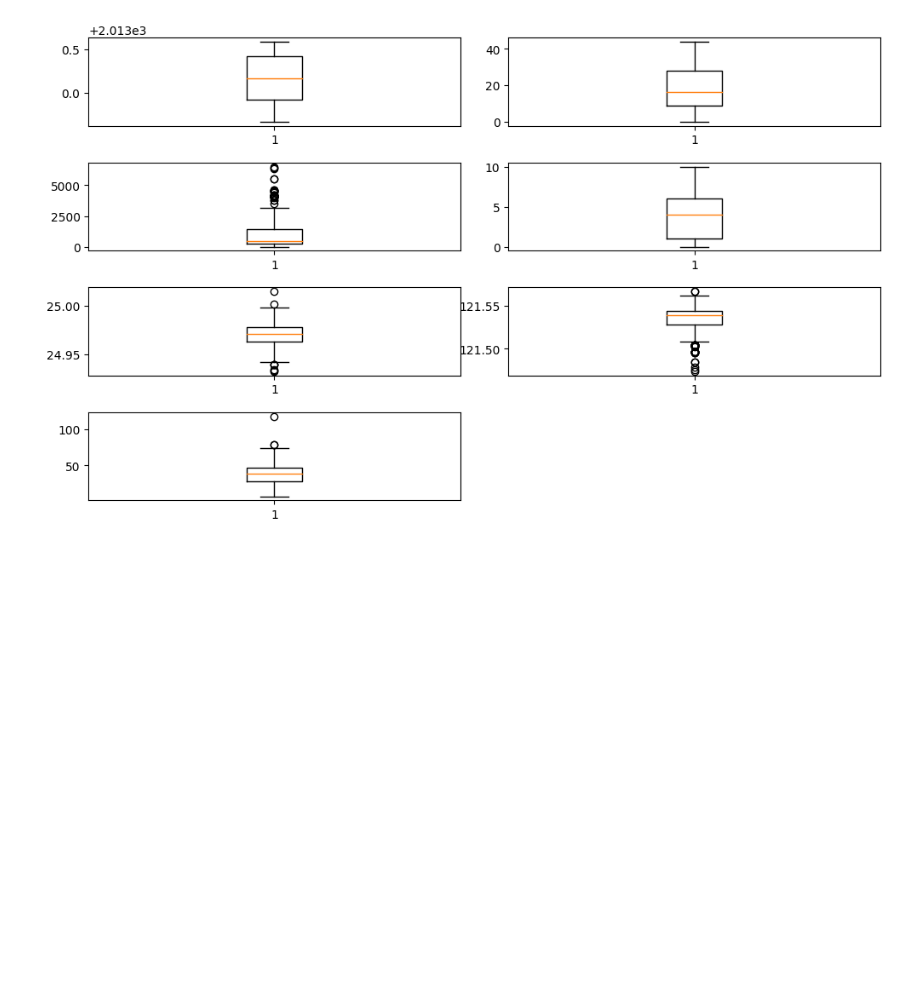
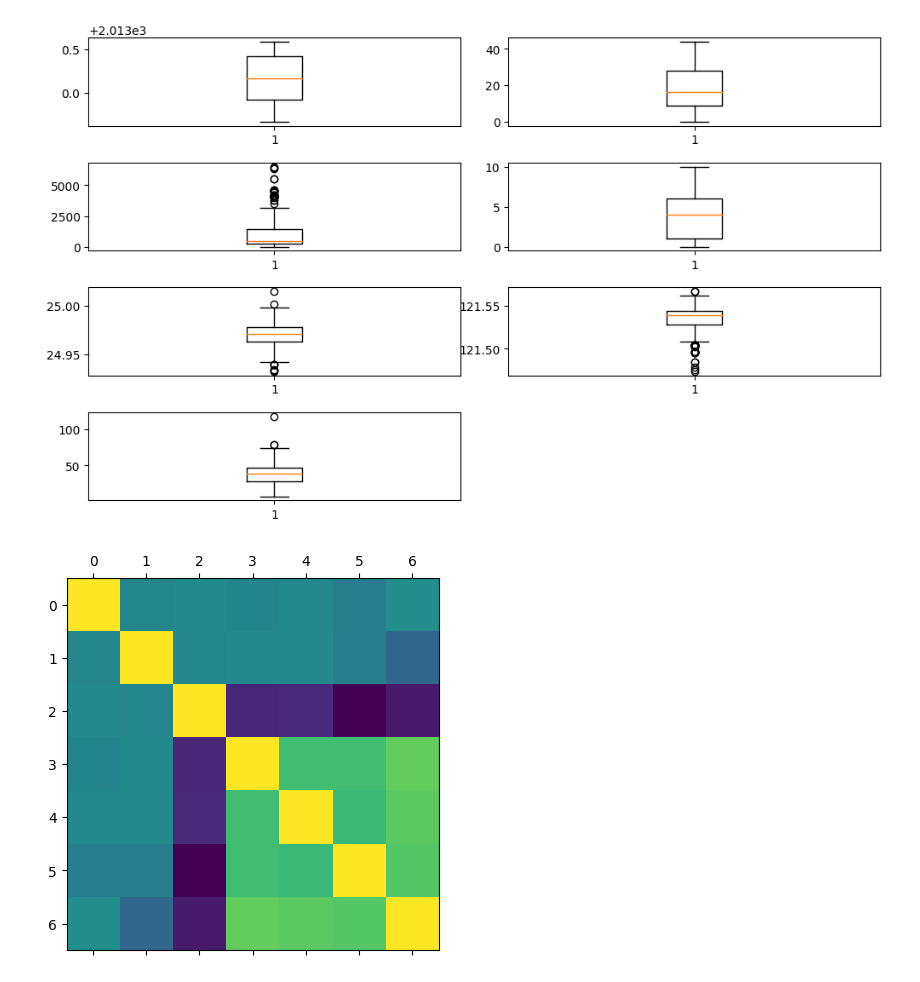
Before and after one commit to gavinlampton/CECS456-Group7_final-project, a Jupyter notebook: 1-Exploratory_Data_Analysis.ipynb, the cells around one changed output. Saved outputs shown, nothing was run; the diff lists cells and outputs as text; code cells hidden in the pictures; blank space fills up the shorter version.

```diff
--- a/1-Exploratory_Data_Analysis.ipynb
+++ b/1-Exploratory_Data_Analysis.ipynb
@@ -44,3 +51,8 @@ plt.show()
 # %% [output]
 (414, 7)
 [figure]
+# %%
+plt.matshow(file_contents.corr())
+plt.show()
+# %% [output]
+[figure, added]
```
Also changed, not shown: parts of 1 cell of this notebook.
